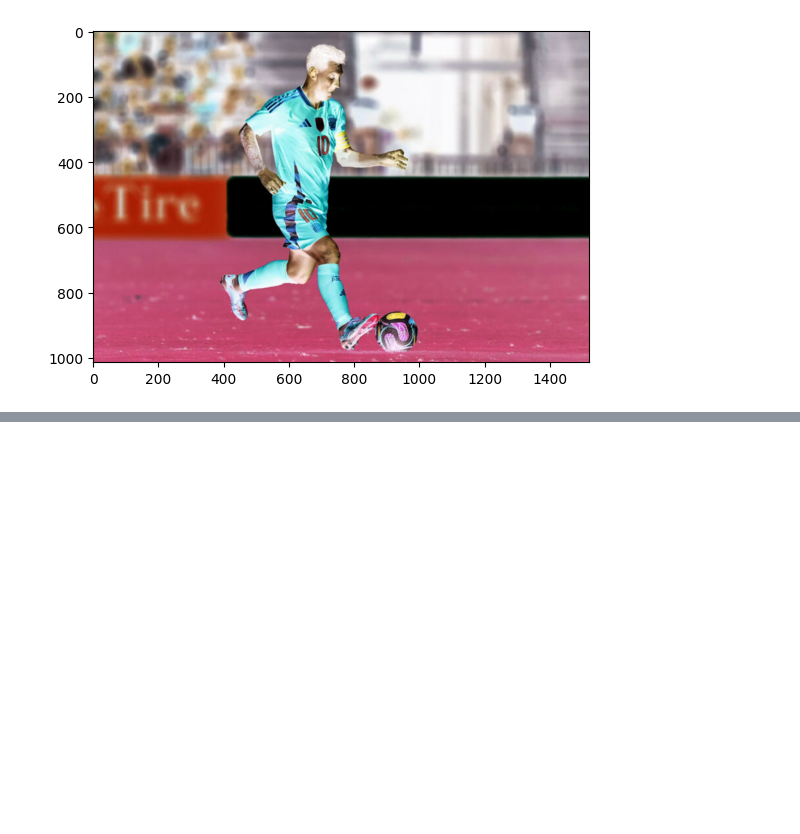
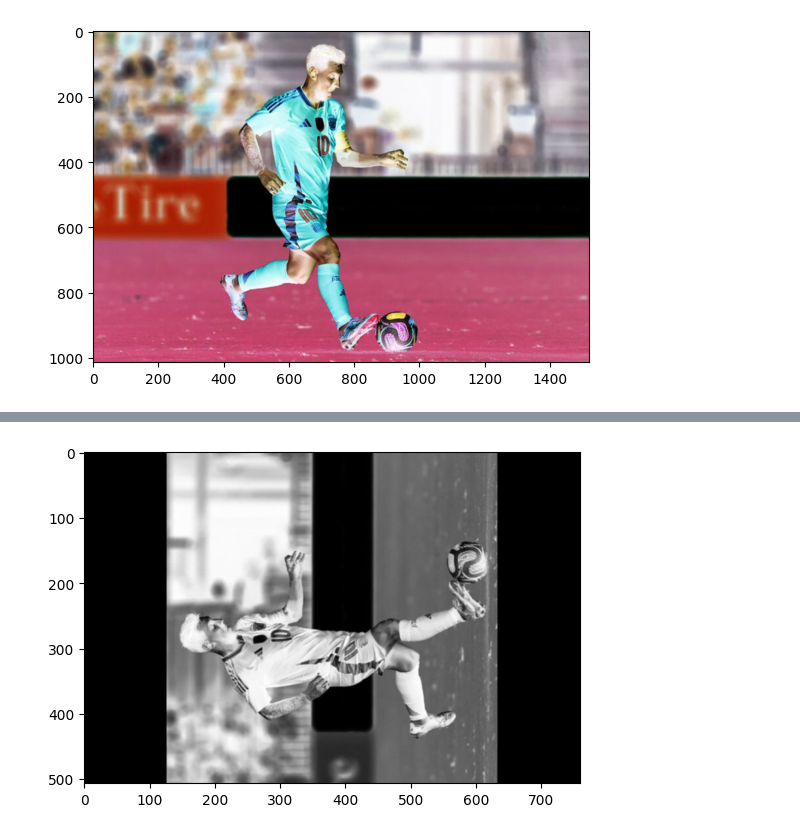
Before and after one commit to roman9234/OpenCV____university_homework, a Jupyter notebook: labs_sem2/lab_3/lab_3.ipynb, the cells around one changed output, grey strips where cells are left out. Drawn from its saved outputs; the diff is of its cells as text; code cells hidden in the pictures; blank space fills up the shorter version.

```diff
--- a/labs_sem2/lab_3/lab_3.ipynb
+++ b/labs_sem2/lab_3/lab_3.ipynb
@@ -217,0 +236,20 @@ plt.show()
+# %%
+# Rotation
+
+from matplotlib import pyplot as plt
+import numpy as np
+import cv2 as cv
+
+img = cv.imread('img.png', cv.IMREAD_GRAYSCALE)
+img = cv.bitwise_not(img)
+assert img is not None, "file could not be read, check with os.path.exists()"
+rows,cols = img.shape
+
+# cols-1 and rows-1 are the coordinate limits.
+M = cv.getRotationMatrix2D(((cols-1)/2.0,(rows-1)/2.0),90,1)
+dst = cv.warpAffine(img,M,(cols,rows))
+
+plt.imshow(dst,cmap="gray")
+plt.show()
+# %% [output]
+[figure, added]
```
Also changed, not shown: parts of 4 cells of this notebook, 3 other files.
